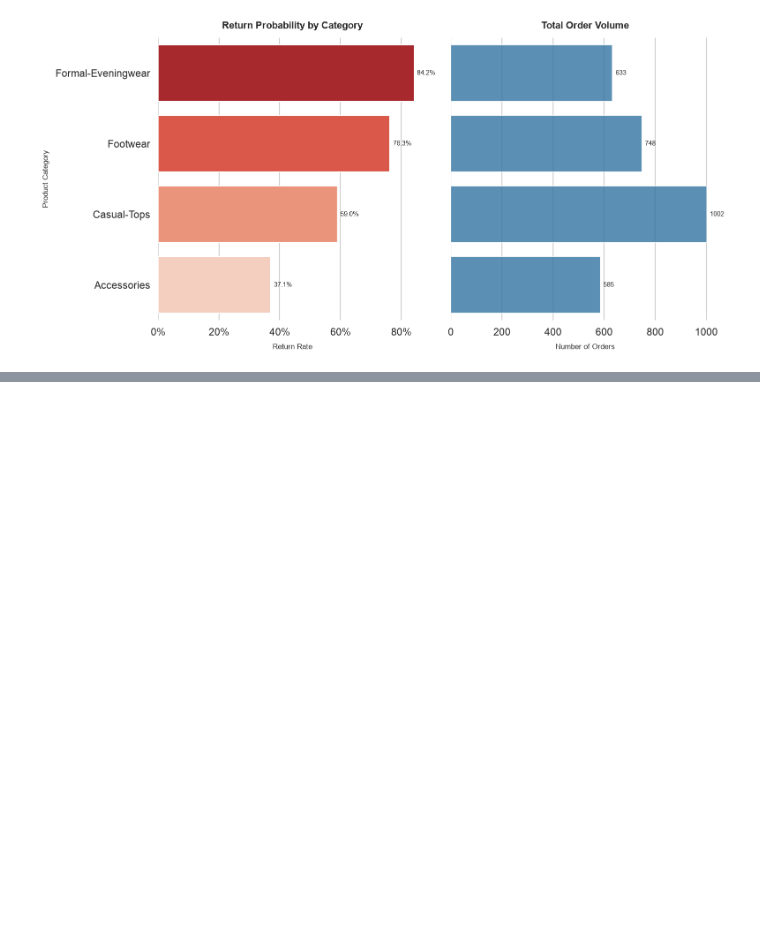
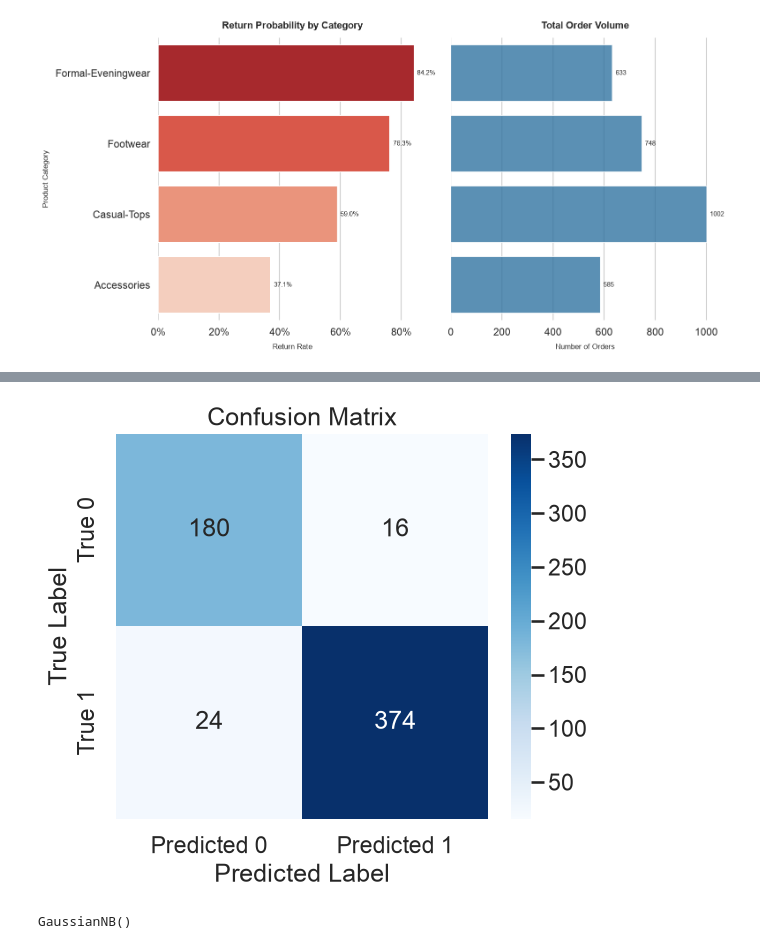
Before and after one commit to aliturab99/Machine-Learning-Project-1, a Jupyter notebook: classification_model/ecommerce_return_classification.ipynb, the cells around one changed output, grey strips where cells are left out. Saved outputs shown, nothing was run; the diff lists cells and outputs as text; code cells hidden in the pictures; blank space fills up the shorter version.

```diff
--- a/classification_model/ecommerce_return_classification.ipynb
+++ b/classification_model/ecommerce_return_classification.ipynb
@@ -450,0 +604,7 @@ Passing `palette` without assigning `hue` is deprecated and will be removed in v
+# %%
+X_train, X_test, y_train, y_test = train_test_split(X, y, test_size=0.2, random_state=42)
+
+print(f"X_train shape: {X_train.shape}")
+print(f"X_test shape: {X_test.shape}")
+print(f"y_train shape: {y_train.shape}")
+print(f"y_test shape: {y_test.shape}")
@@ -450,0 +733,13 @@ Passing `palette` without assigning `hue` is deprecated and will be removed in v
+# %%
+cm = confusion_matrix(y_test, y_pred_log_reg)
+import seaborn as sns
+plt.figure(figsize=(6, 5))
+sns.heatmap(cm, annot=True, fmt='d', cmap='Blues',
+            xticklabels=['Predicted 0', 'Predicted 1'],
+            yticklabels=['True 0', 'True 1'])
+plt.xlabel('Predicted Label')
+plt.ylabel('True Label')
+plt.title('Confusion Matrix')
+plt.show()
+# %% [output]
+[figure, added]
@@ -450,0 +748,5 @@ Passing `palette` without assigning `hue` is deprecated and will be removed in v
+# %%
+nb_model = GaussianNB()
+nb_model.fit(X_train_smote, y_train_smote)
+# %% [output]
+GaussianNB()
```
Also changed, not shown: parts of 38 cells of this notebook.
